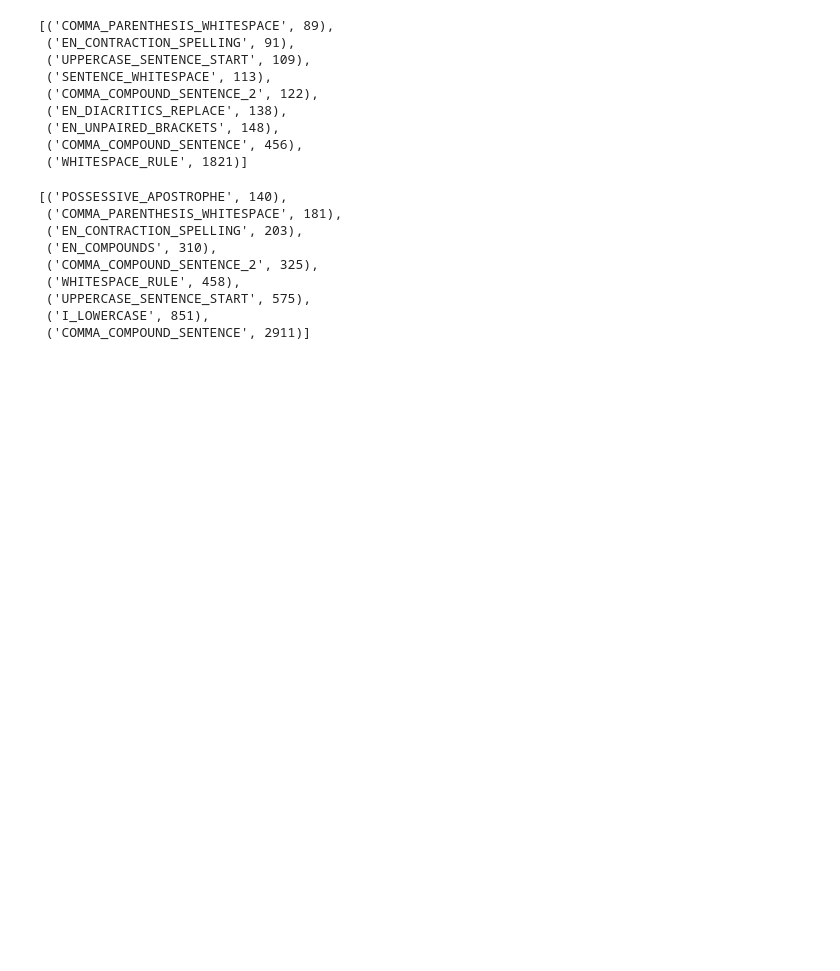
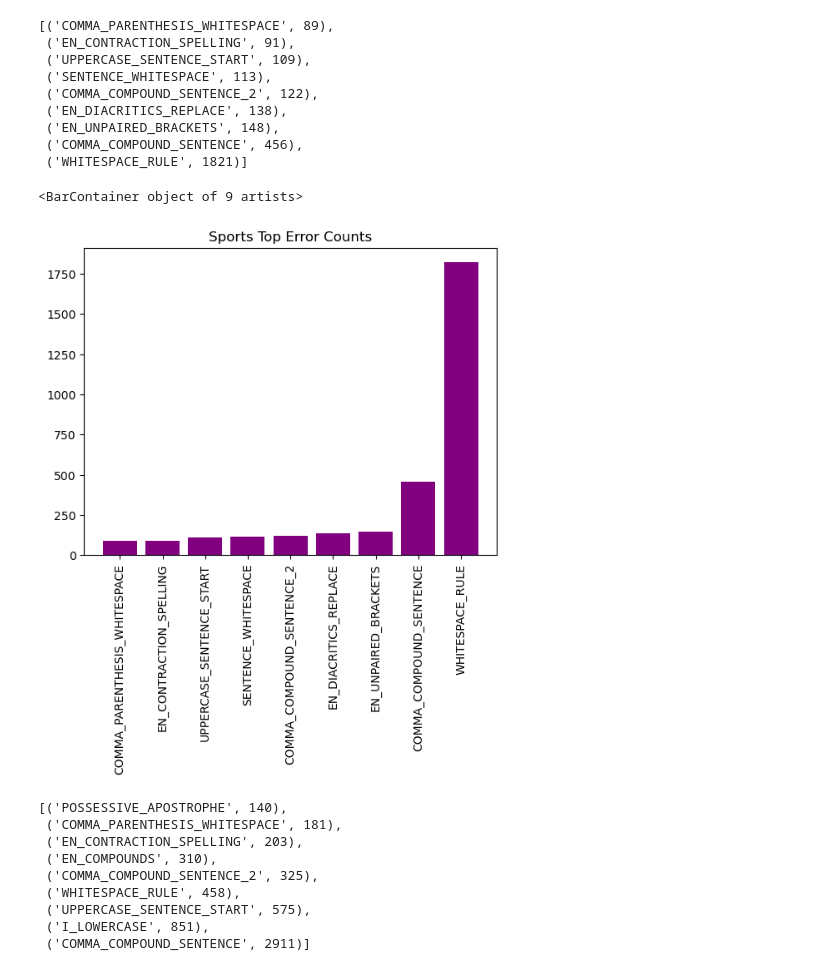
Before and after one commit to Data-Science-for-Linguists-2023/For-Reddit-Grammaticality-Analysis, a Jupyter notebook: notebooks/dataAnalysis2.ipynb, the cells around one changed output. Cells and saved outputs as stored; diff of their text form; code cells hidden in the pictures; blank space fills up the shorter version.

```diff
--- a/notebooks/dataAnalysis2.ipynb
+++ b/notebooks/dataAnalysis2.ipynb
@@ -315,6 +329,15 @@ sp[1013:]
  ('EN_UNPAIRED_BRACKETS', 148),
  ('COMMA_COMPOUND_SENTENCE', 456),
  ('WHITESPACE_RULE', 1821)]
+# %%
+x = [x[0] for x in sp][1013:]
+y = [x[1] for x in sp][1013:]
+plt.title("Sports Top Error Counts")
+plt.xticks(rotation = 90)
+plt.bar(x, y, color = 'purple')
+# %% [output]
+<BarContainer object of 9 artists>
+[figure, added]
 # %%
 le.sort(key = lambda x: x[1])
 le[1013:]
```
Also changed, not shown: parts of 17 cells of this notebook.
